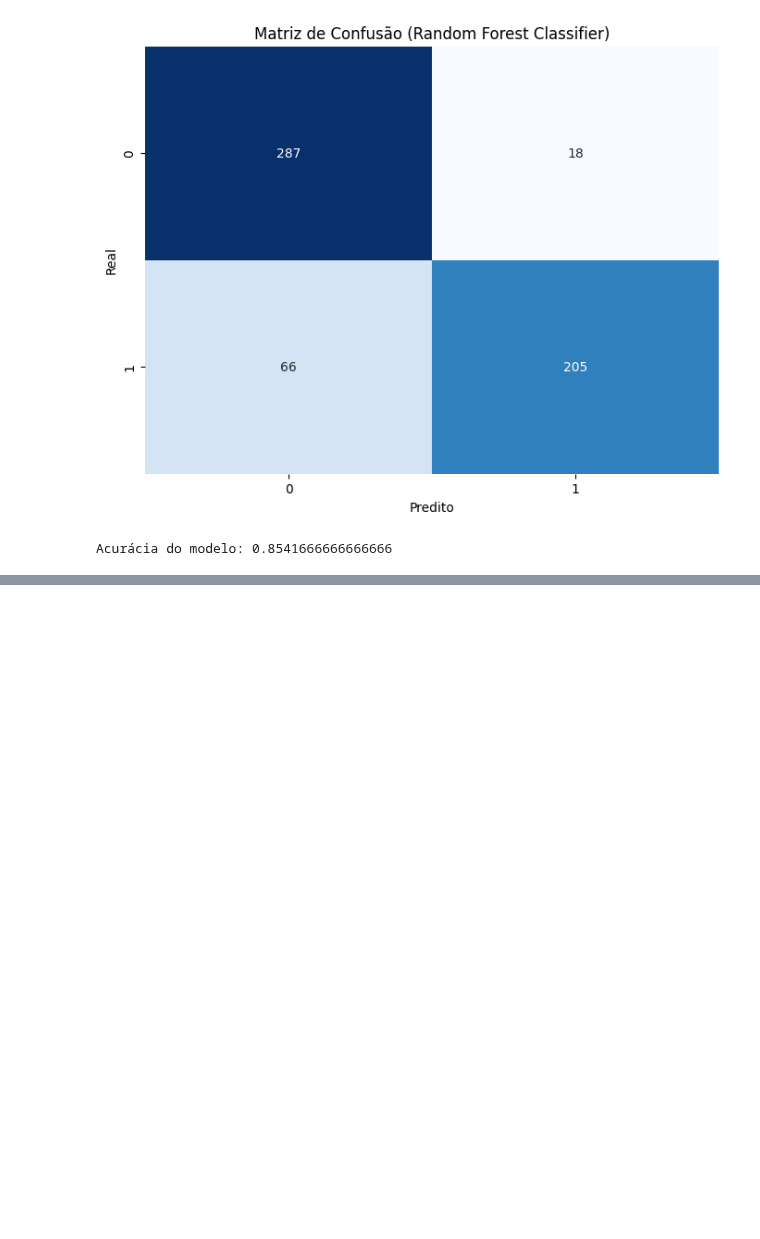
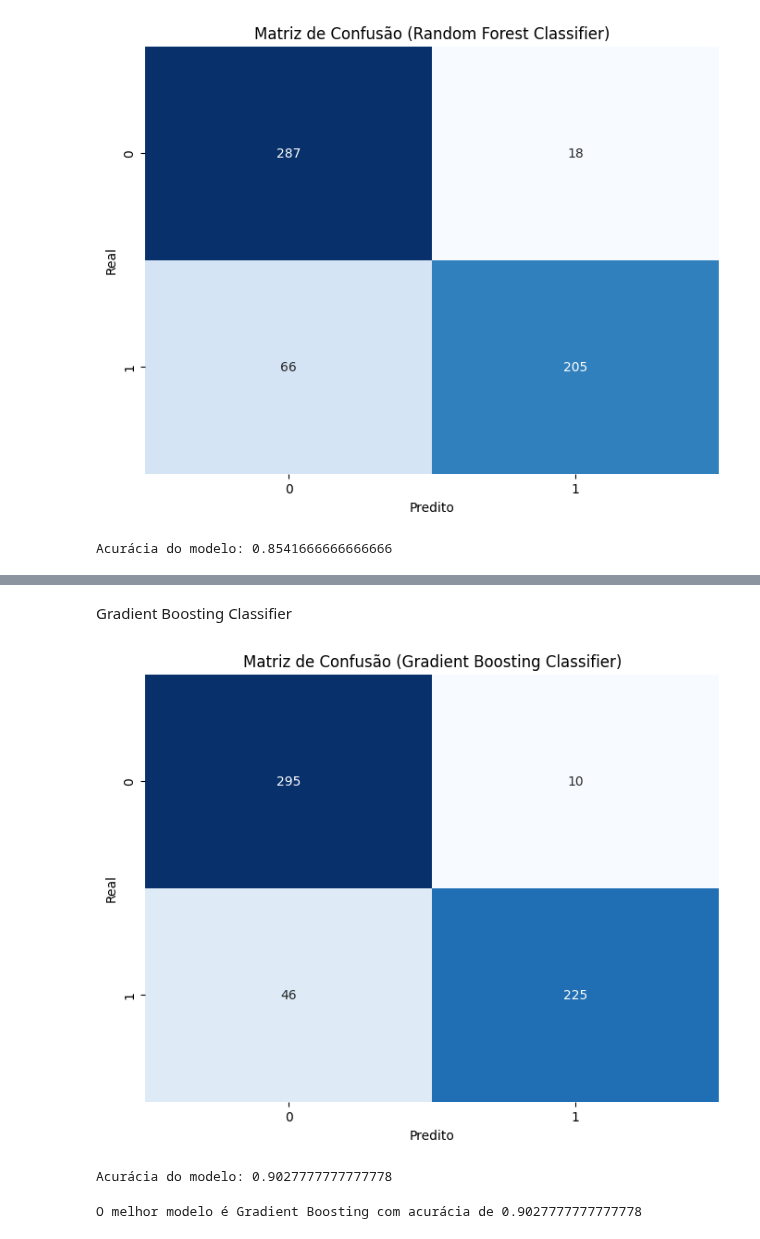
Before and after one commit to helioacastro/Aprendizagem-de-Maquina, a Jupyter notebook: notebooks/AM_T1_HELIO_ARAUJO_E_CASTRO.ipynb, the cells around one changed output, grey strips where cells are left out. Cells and saved outputs as stored; diff of their text form; code cells hidden in the pictures; blank space fills up the shorter version.

```diff
--- a/notebooks/AM_T1_HELIO_ARAUJO_E_CASTRO.ipynb
+++ b/notebooks/AM_T1_HELIO_ARAUJO_E_CASTRO.ipynb
@@ -177,0 +216,37 @@ Acurácia do modelo: 0.8541666666666666
+# %% [markdown]
+Gradient Boosting Classifier
+# %%
+# Aplicando a Gradient Boosting Classifier
+modelGB = GradientBoostingClassifier()
+modelGB.fit(X_train, y_train)
+
+# Fazer a predição de Gradient Boosting Classifier
+y_predict_GB = modelGB.predict(X_test)
+
+# Gerar a matriz de confusão
+conf_matrix = confusion_matrix(y_test, y_predict_GB)
+
+# Calcular a acurácia
+accuracy = accuracy_score(y_test, y_predict_GB)
+listaAcuracia.append(accuracy)
+
+# Visualizar a Gradiente Boosting Classifier
+plt.figure(figsize=(8, 6))
+sns.heatmap(conf_matrix, annot=True, fmt="d", cmap="Blues", cbar=False)
+plt.xlabel('Predito')
+plt.ylabel('Real')
+plt.title('Matriz de Confusão (Gradient Boosting Classifier)')
+plt.show()
+
+print(f'Acurácia do modelo: {accuracy}')
+# %% [output]
+[figure, added]
+Acurácia do modelo: 0.9027777777777778
+# %%
+# Modelo com melhor precisão
+iMelhor=(listaAcuracia.index(max(listaAcuracia)))
+
+
+print("O melhor modelo é", listaModelos[iMelhor], "com acurácia de", listaAcuracia[iMelhor])
+# %% [output]
+O melhor modelo é Gradient Boosting com acurácia de 0.9027777777777778
```
Also changed, not shown: parts of 7 cells of this notebook.
